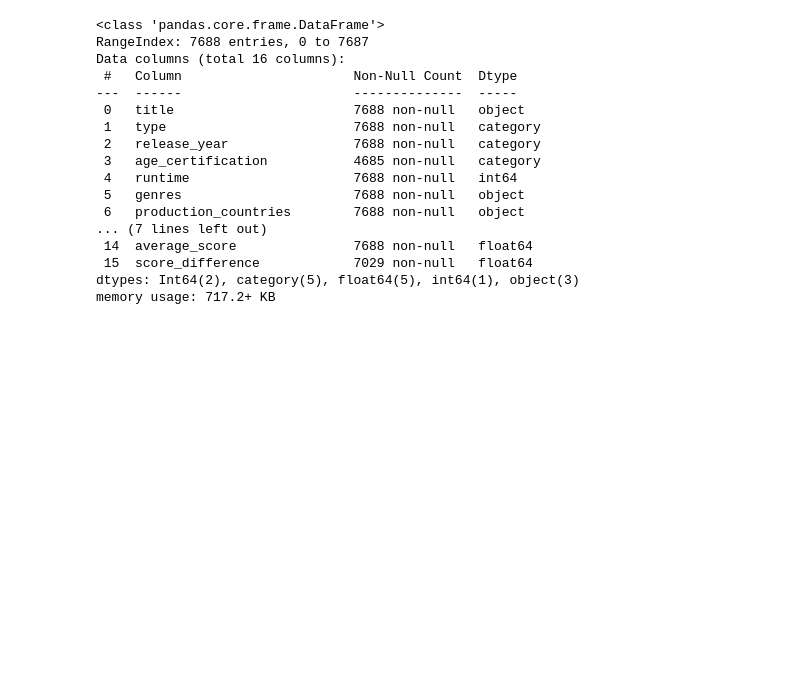
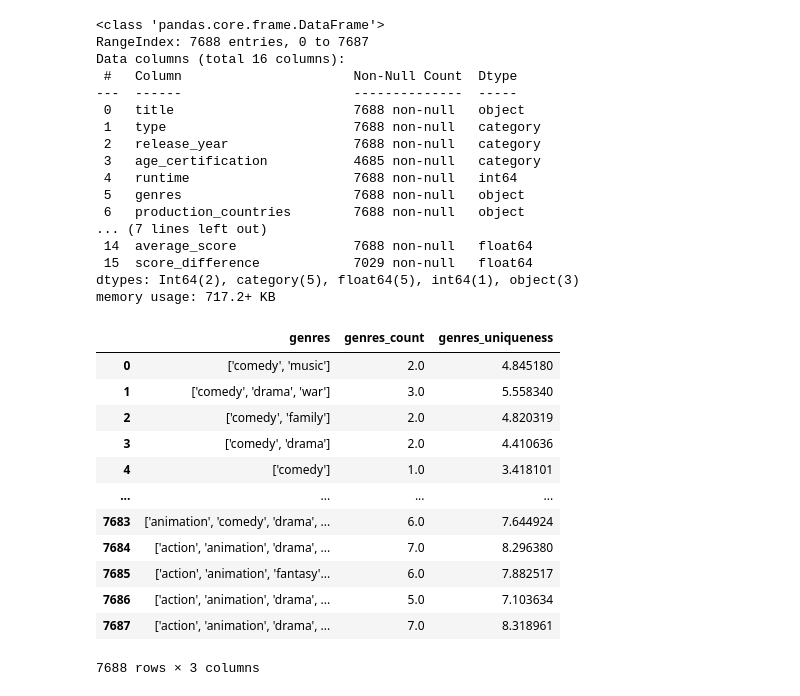
Before and after one commit to cacress/CSC442, a Jupyter notebook: (Version_2)_Data_Cleaning.ipynb, the cells around one changed output. Saved outputs shown, nothing was run; the diff lists cells and outputs as text; code cells hidden in the pictures; blank space fills up the shorter version.

```diff
--- a/(Version_2)_Data_Cleaning.ipynb
+++ b/(Version_2)_Data_Cleaning.ipynb
@@ -509,0 +543,45 @@ memory usage: 717.2+ KB
+# %%
+import math
+
+# Function for calculating genres_uniqueness score
+# Input:  genres (list of genres, list type)
+#         genres_count (number of genres, numeric)
+# Output: Calculated uniqueness score, which mainly uses Euclidean distance
+def calculate_genres_uniqueness(genres, genres_count):
+  inside = 0
+  for genre in genres:
+    inside = inside + (1-genre_categories_proportions.get(genre)**2)
+
+  return math.sqrt(inside) * (1-unique_genres_proportions.get(str(genres)))
+# %%
+# Create a new variable called genres_uniqueness
+for i in range(len(combined_df)):
+  obs = combined_df.iloc[i]
+  x = calculate_genres_uniqueness(ast.literal_eval(obs['genres']), obs['genres_count'])
+  combined_df.loc[i, 'genres_uniqueness'] = x
+
+# Normalize genres_uniqueness to a 1 to 10 point scale
+# prev_min = combined_df['genres_uniqueness'].min()
+# prev_max = combined_df['genres_uniqueness'].max()
+
+prev_min = 0
+prev_max = 3.16227766017
+new_min = 1
+new_max = 10
+
+combined_df['genres_uniqueness'] = ((combined_df['genres_uniqueness'] - prev_min) / (prev_max - prev_min)) * (new_max - new_min) + new_min
+combined_df[['genres', 'genres_count', 'genres_uniqueness']]
+# %% [output]
+|  | genres | genres_count | genres_uniqueness |
+| 0 | ['comedy', 'music'] | 2.0 | 4.845180 |
+| 1 | ['comedy', 'drama', 'war'] | 3.0 | 5.558340 |
+| 2 | ['comedy', 'family'] | 2.0 | 4.820319 |
+| 3 | ['comedy', 'drama'] | 2.0 | 4.410636 |
+| 4 | ['comedy'] | 1.0 | 3.418101 |
+| ... | ... | ... | ... |
+| 7683 | ['animation', 'comedy', 'drama', ... | 6.0 | 7.644924 |
+| 7684 | ['action', 'animation', 'drama', ... | 7.0 | 8.296380 |
+| 7685 | ['action', 'animation', 'fantasy'... | 6.0 | 7.882517 |
+| 7686 | ['action', 'animation', 'drama', ... | 5.0 | 7.103634 |
+| 7687 | ['action', 'animation', 'drama', ... | 7.0 | 8.318961 |
+7688 rows × 3 columns
```
Also changed, not shown: parts of 8 cells of this notebook.
